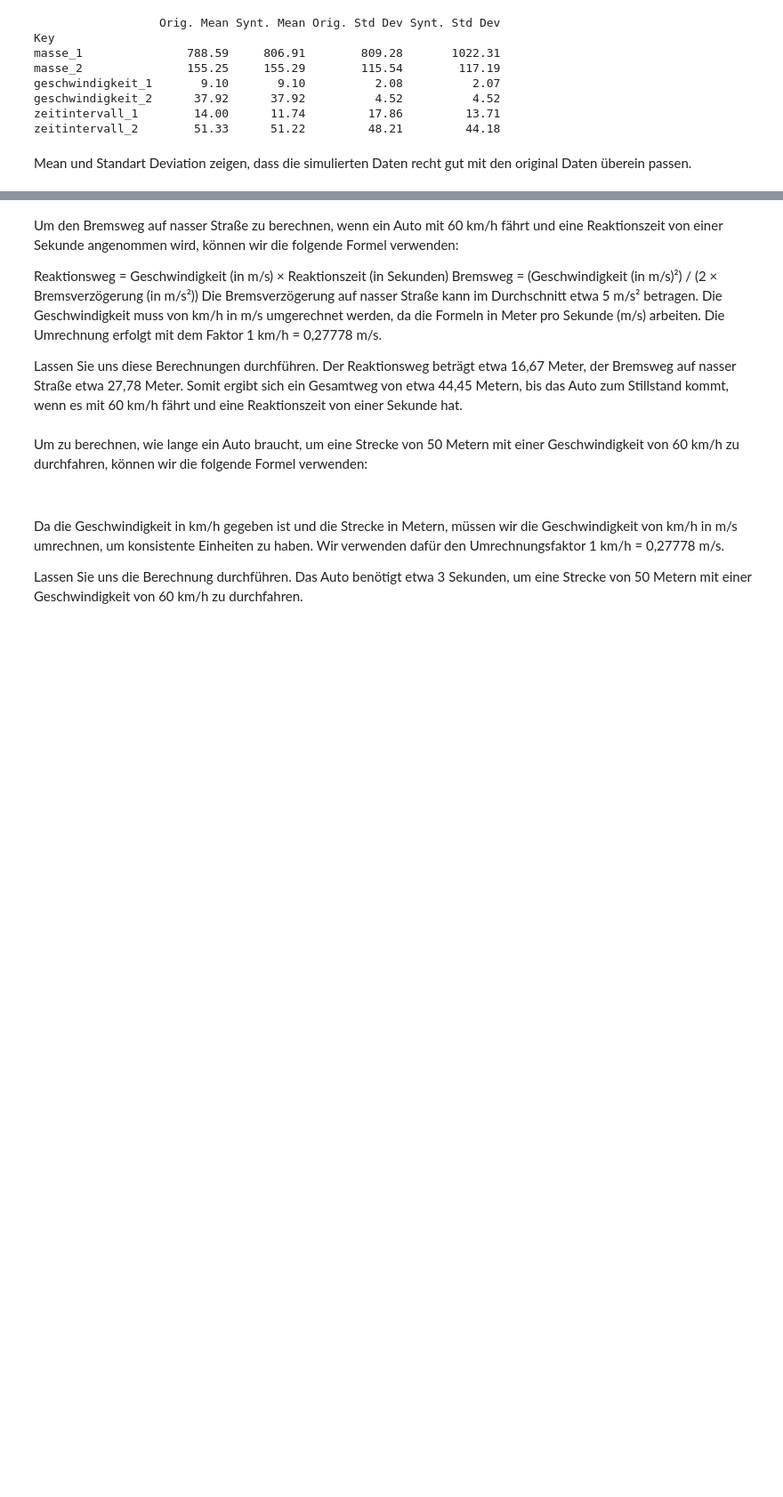
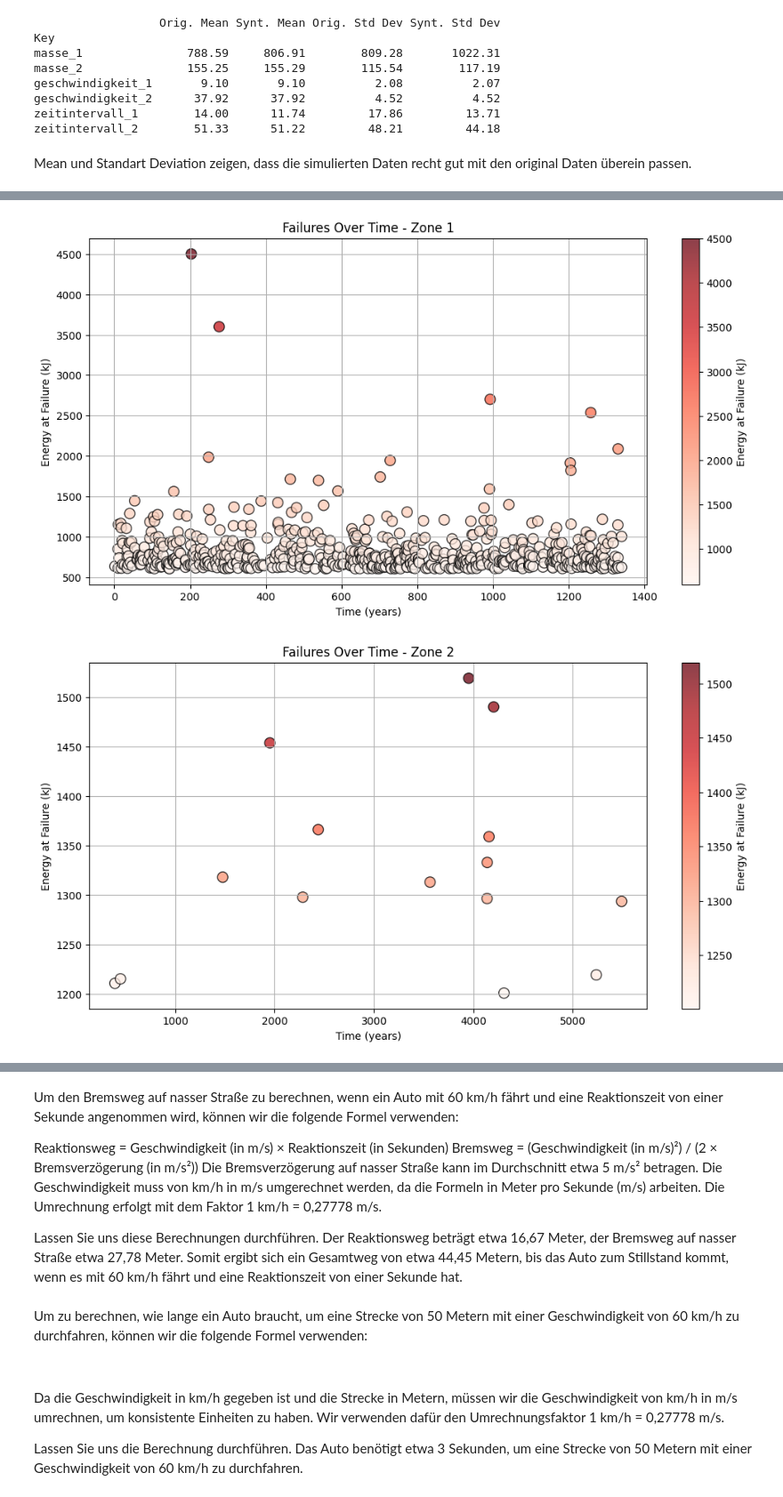
Before and after one commit to Steff72/cwm1, a Jupyter notebook: notebook/cwm1.ipynb, the cells around one changed output, grey strips where cells are left out. Shown at 89% size. Drawn from its saved outputs; the diff is of its cells as text; code cells hidden in the pictures; blank space fills up the shorter version.

Commit message:
net failure simulation added

```diff
--- a/notebook/cwm1.ipynb
+++ b/notebook/cwm1.ipynb
@@ -602,0 +606,4 @@ Mean und Standart Deviation zeigen, dass die simulierten Daten recht gut mit den
+# %%
+# calculate and add energy columns
+synthetic_datasets['energie_1'] = 0.5 * synthetic_datasets['masse_1'] * synthetic_datasets['geschwindigkeit_1'] ** 2 / 1000
+synthetic_datasets['energie_2'] = 0.5 * synthetic_datasets['masse_2'] * synthetic_datasets['geschwindigkeit_2'] ** 2 / 1000
@@ -602,0 +676,28 @@ Mean und Standart Deviation zeigen, dass die simulierten Daten recht gut mit den
+# %%
+# function to plot failures
+def plot_failures(zone_failures: list, zone_name: str) -> None:
+    # prepare data for plotting
+    times = [failure[0] for failure in zone_failures]  # extracting times in hours
+    energies = [failure[1] for failure in zone_failures]
+
+    # convert time from hours to years
+    times_in_years = [time / 8760 for time in times]
+
+    # create scatter plot for failures
+    plt.figure(figsize=(12, 6))
+    scatter = plt.scatter(times_in_years, energies, c=energies, cmap='Reds', edgecolor='black', alpha=0.75, s=100)
+    plt.colorbar(scatter, label='Energy at Failure (kJ)')
+
+    # add details
+    plt.title(f'Failures Over Time - {zone_name}')
+    plt.xlabel('Time (years)')
+    plt.ylabel('Energy at Failure (kJ)')
+    plt.grid(True)
+    plt.show()
+# %%
+# call the function for Zone 1 and Zone 2
+plot_failures(zone1_failures, "Zone 1")
+plot_failures(zone2_failures, "Zone 2")
+# %% [output]
+[figure, added]
+[figure, added]
```
Also changed, not shown: parts of 3 cells of this notebook, 2 other files.
